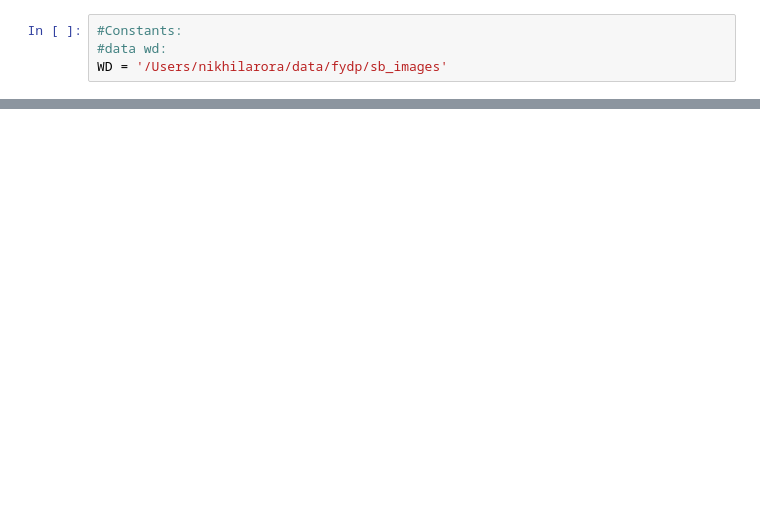
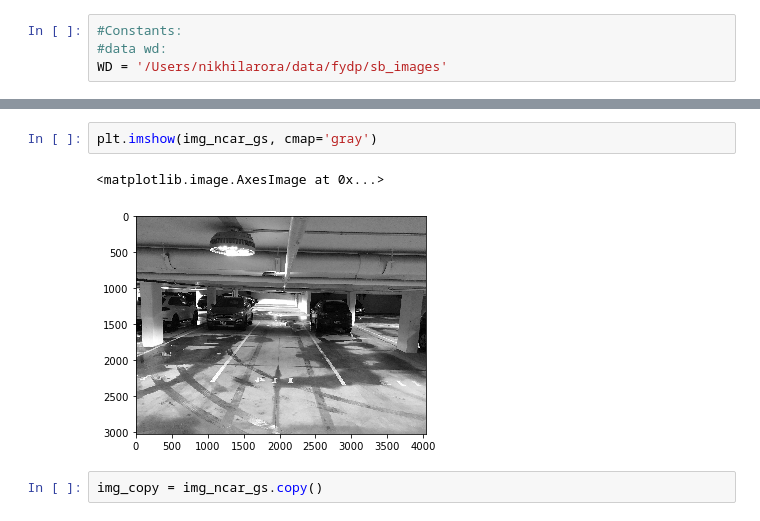
Before and after one commit to NikhilJArora/fydp-codebase, a Jupyter notebook: skimage_test_nb.ipynb, the cells around one changed output, grey strips where cells are left out. Cells and saved outputs as stored; diff of their text form; blank space fills up the shorter version.

```diff
--- a/skimage_test_nb.ipynb
+++ b/skimage_test_nb.ipynb
@@ -21,0 +59,7 @@ img_ncar = io.imread(WD + '/IMG_9769.JPG')
+# %%
+plt.imshow(img_ncar_gs, cmap='gray')
+# %% [output]
+<matplotlib.image.AxesImage at 0x...>
+[figure, added]
+# %%
+img_copy = img_ncar_gs.copy()
```
Also changed, not shown: parts of 18 cells of this notebook.
